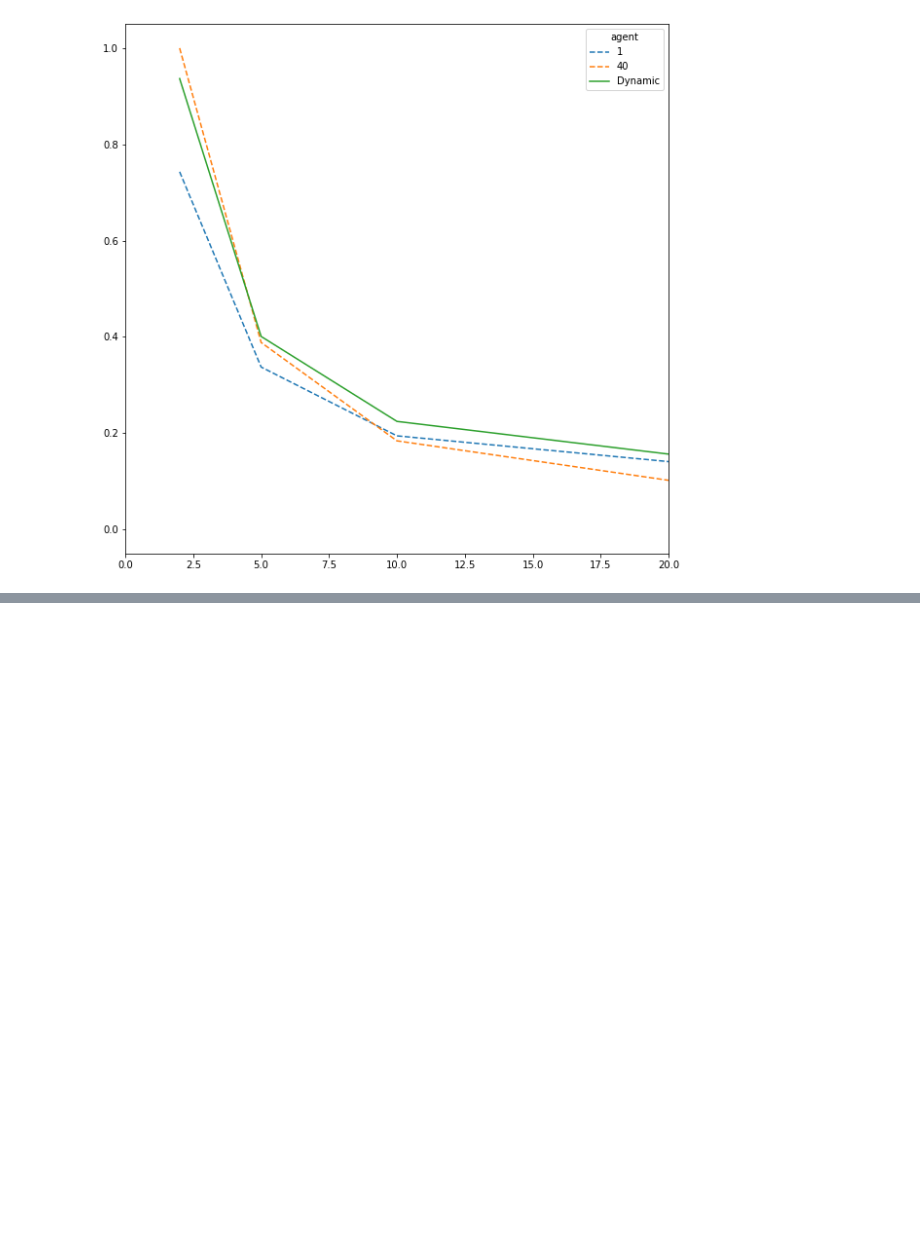
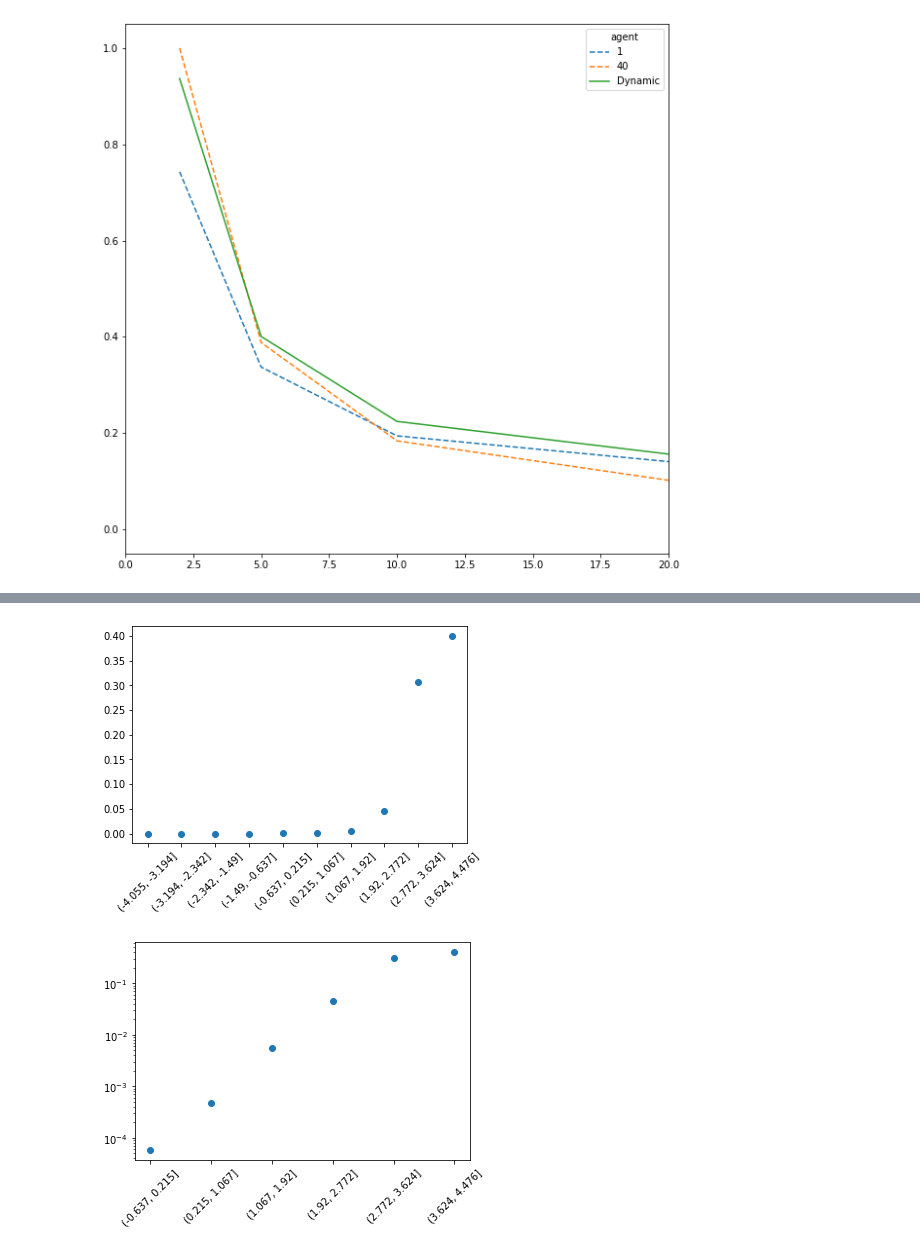
Before and after one commit to jonasalexander/thesis, a Jupyter notebook: simulation/thesis_final.ipynb, the cells around one changed output, grey strips where cells are left out. Cells and saved outputs as stored; diff of their text form; code cells hidden in the pictures; blank space fills up the shorter version.

```diff
--- a/simulation/thesis_final.ipynb
+++ b/simulation/thesis_final.ipynb
@@ -208,0 +306,18 @@ plt.legend(title="r value")
+# %%
+results["value_bin"] = pd.cut(results["value"], 10)
+results["last"] = results["last"].astype(int)
+to_plot = results.groupby("value_bin").agg({"last": "mean", "order": "count"}).reset_index()
+to_plot["value_bin"] = to_plot["value_bin"].astype(str)
+
+plt.scatter(to_plot["value_bin"], to_plot["last"])
+plt.xticks(rotation=45)
+plt.show()
+
+
+plt.scatter(to_plot.loc[4:, "value_bin"], to_plot.loc[4:, "last"])
+plt.xticks(rotation=45)
+plt.yscale("log")
+plt.show()
+# %% [output]
+[figure, added]
+[figure, added]
```
Also changed, not shown: parts of 6 cells of this notebook, 1 other file.
